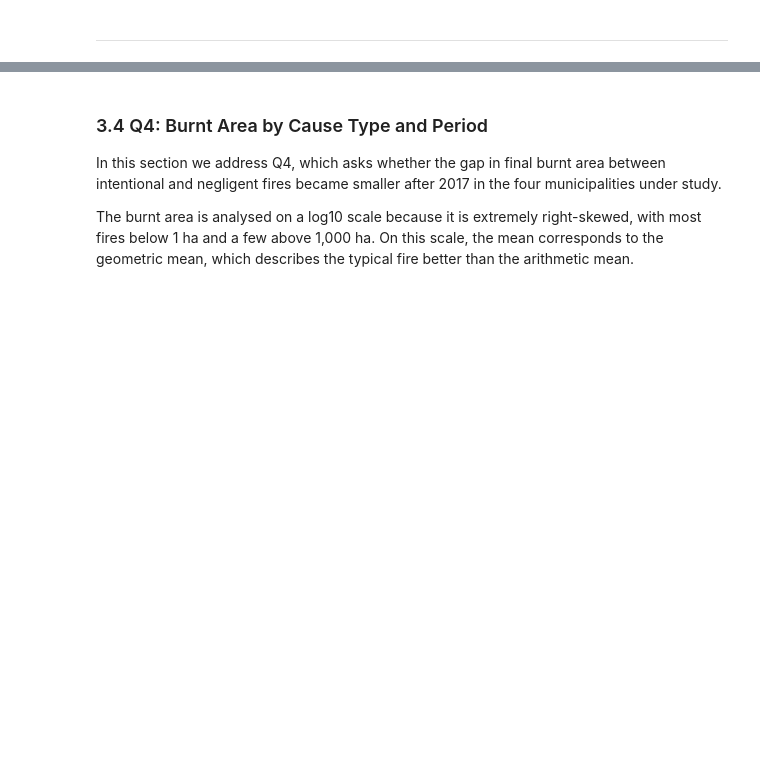
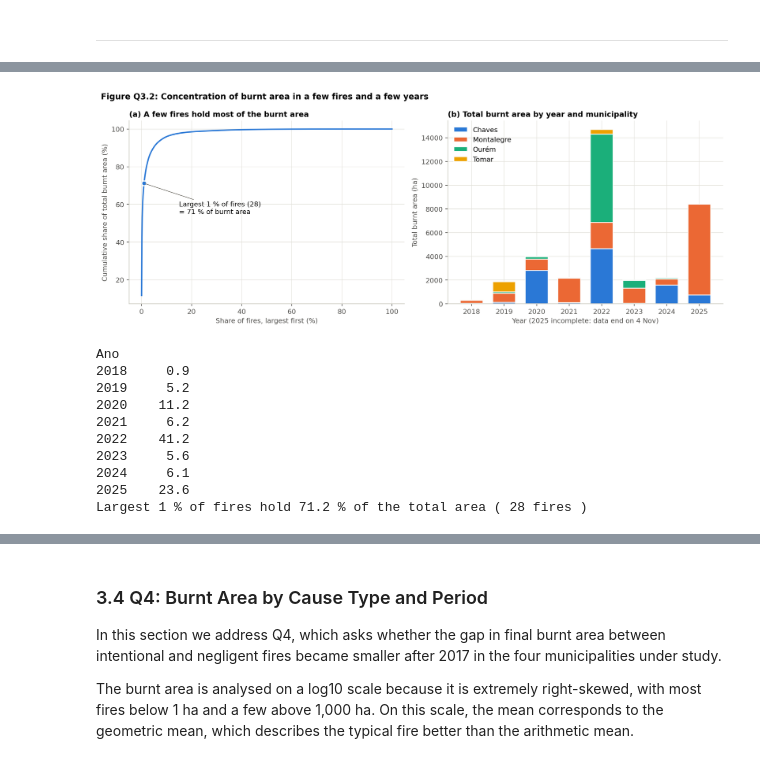
Before and after one commit to isabelamer/FCED_project, a Jupyter notebook: wildfires.ipynb, the cells around one changed output, grey strips where cells are left out. Cells and saved outputs as stored; diff of their text form; code cells hidden in the pictures; blank space fills up the shorter version.

```diff
--- a/wildfires.ipynb
+++ b/wildfires.ipynb
@@ -735,0 +838,41 @@ plt.tight_layout(); plt.show()
+# %%
+fig, axes = plt.subplots(1, 2, figsize=(13, 5))
+
+ax = axes[0]
+a = np.sort(q3[AREA].to_numpy())[::-1]
+share_fires = np.arange(1, len(a) + 1) / len(a); share_area = np.cumsum(a) / a.sum()
+ax.plot(100 * share_fires, 100 * share_area, color=BLUE, linewidth=2)
+k_top = int(np.ceil(0.01 * len(a)))
+ax.scatter([100 * k_top / len(a)], [100 * share_area[k_top - 1]], color=BLUE, s=50, zorder=3, edgecolor=SURFACE, linewidth=1.5)
+ax.annotate(f"Largest 1 % of fires ({k_top})\n= {100 * share_area[k_top - 1]:.0f} % of burnt area", xy=(100 * k_top / len(a), 100 * share_area[k_top - 1]),
+            xytext=(15, 55), arrowprops=dict(arrowstyle="-", color="#898781"), color=INK)
+ax.set_xlabel("Share of fires, largest first (%)"); ax.set_ylabel("Cumulative share of total burnt area (%)")
+ax.set_title("(a) A few fires hold most of the burnt area")
+
+ax = axes[1]
+by_year = q3.pivot_table(index="Ano", columns="Concelho", values=AREA, aggfunc="sum", observed=True)[MUNICIPALITIES]
+bottom = np.zeros(len(by_year))
+for m in MUNICIPALITIES:
+    ax.bar(by_year.index, by_year[m], bottom=bottom, color=PAL_MUN[m], label=m, edgecolor=SURFACE, linewidth=1.2, width=.7)
+    bottom += by_year[m].to_numpy()
+ax.set_ylabel("Total burnt area (ha)"); ax.set_xlabel("Year (2025 incomplete: data end on 4 Nov)")
+ax.set_title("(b) Total burnt area by year and municipality"); ax.legend(loc="upper left")
+
+fig_title(fig, "Figure Q3.2: Concentration of burnt area in a few fires and a few years")
+plt.tight_layout(); plt.show()
+
+yr = by_year.sum(axis=1)
+print((100 * yr / yr.sum()).round(1).rename("% of total burnt area").to_string())
+print("Largest 1 % of fires hold", round(100 * share_area[k_top - 1], 1), "% of the total area (", k_top, "fires )")
+# %% [output]
+[figure, added]
+Ano
+2018     0.9
+2019     5.2
+2020    11.2
+2021     6.2
+2022    41.2
+2023     5.6
+2024     6.1
+2025    23.6
+Largest 1 % of fires hold 71.2 % of the total area ( 28 fires )
```
Also changed, not shown: parts of 74 cells of this notebook.
